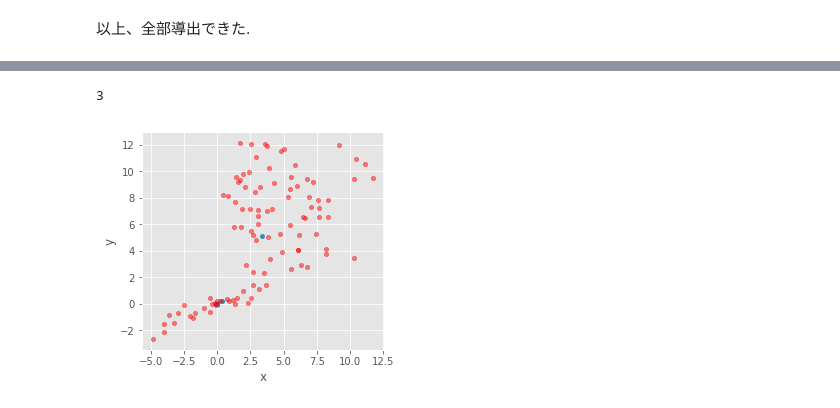
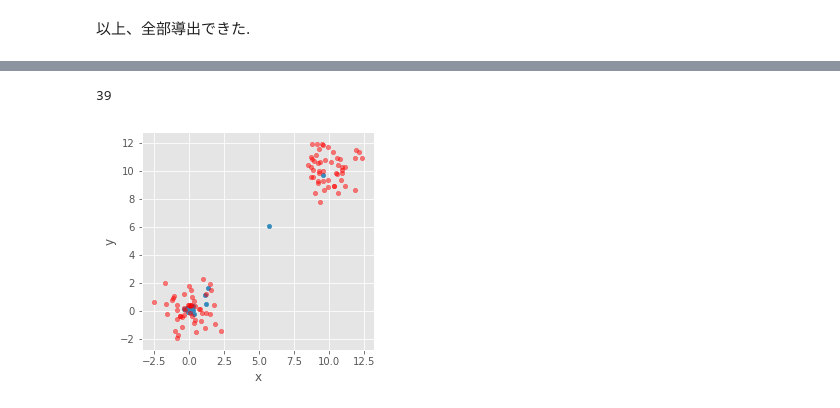
Before and after one commit to kazufusa/til, a Jupyter notebook: 20180826_Lin_2013/readme.ipynb, the cells around one changed output, grey strips where cells are left out. Cells and saved outputs as stored; diff of their text form; code cells hidden in the pictures.

```diff
--- a/20180826_Lin_2013/readme.ipynb
+++ b/20180826_Lin_2013/readme.ipynb
@@ -340,11 +340,11 @@ warnings.filterwarnings('ignore')
 # %%
 np.random.seed(0)
 mean0 = np.array([0, 0])
-cov0 = np.array([[5,2],[2,1]])
-mean1 = np.array([5, 7])
-cov1 = np.array([[8,0],[0,7]])
+cov0 = np.array([[1,0],[0,1]])
+mean1 = np.array([10, 10])
+cov1 = np.array([[1,0],[0,1]])
 N = 100
-a = 0.7
+a = 0.5
 X = pd.DataFrame(
     np.r_[
         sp.random.multivariate_normal(mean0, cov0, int(N*(1-a))),
@@ -365,7 +365,7 @@ D = 2
 beta_0 = 1
 m_0 = np.zeros((D, 1))
 # m_0 = x[:, 0].reshape(D, 1)
-W_0 = np.diag([0.01, 0.01])
+W_0 = np.diag([1, 1])
 nu_0 = 1.1
 
 # Dirichlet process scaling parameter
@@ -385,38 +385,8 @@ def init():
 
 init()
 # %%
-def multivariate_t_distribution(x,mu,Sigma,df,d):
-    import math
-    '''
-    Multivariate t-student density:
-    output:
-        the density of the given element
-    input:
-        x = parameter (d dimensional numpy array or scalar)
-        mu = mean (d dimensional numpy array or scalar)
-        Sigma = scale matrix (dxd numpy array)
-        df = degrees of freedom
-        d: dimension
-    '''
-    x = x.reshape(d)
-    mu = mu.reshape(d)
-    Num = math.gamma(1. * (d+df)/2)
-    Denom = ( math.gamma(1.*df/2) * pow(df*np.pi,1.*d/2) * pow(np.linalg.det(Sigma),1./2)\
-             * pow(1 + (1./df)*np.dot(np.dot((x - mu),np.linalg.inv(Sigma)), (x - mu)),1.* (d+df)/2))
-    d = 1. * Num / Denom
-    return d
-
 # PDF of student's t distribution
 def t_pdf(x, m, Lambda, df):
-    D = len(m)
-#     print(multivariate_t_distribution(x, m, np.linalg.inv(Lambda), df, D))
-#     print(np.diag(
-#         sp.special.gamma(D/2. + df/2.) /
-#         sp.special.gamma(df/2.) *
-#         np.power(np.linalg.det(Lambda), 1/2.) /
-#         np.power(np.pi * df, D/2.) *
-#         np.power(1 + (x-m).T@Lambda@(x-m)/df, -(D+df)/2.)
-#     ))
     D = len(m)
     if len(x) != D:
         m = m.reshape(D, 1)
@@ -443,7 +413,7 @@ def eq15_1(w, D, x, mu_k, beta_k, nu_k, W_k):
 def eq15_2(alpha, D, x, m_0, beta_0, nu_0, W_0):
     m_1 = (x + beta_0 * m_0) / (1 + beta_0)
     beta_1 = 1 + beta_0
-    W_1_inv = np.linalg.inv(W_0) + beta_0 * (1 + beta_0) * (x - m_0)@(x-m_0).T
+    W_1_inv = np.linalg.inv(W_0) + beta_0 / (1 + beta_0) * (x - m_0)@(x-m_0).T
     W_1 = np.linalg.inv(W_1_inv)
     nu_1 = 1 + nu_0
 
@@ -561,6 +528,7 @@ plot()
 init()
 i=0
 k=0
+alpha = 10
 _mu_k, _beta_k, _W_k, _nu_k = eq16_2(x[:,i:i+1], rho, i, k, m_0, beta_0, nu_0, W_0)
 
 mu_k[k] = _mu_k
@@ -577,33 +545,33 @@ for i in np.arange(1, N):
 
     if rho[i, K] > 0.01:
         for k in np.arange(K):
             _mu_k, _beta_k, _W_k, _nu_k = eq16_1(x[:,0:i+1], rho, i, k, m_0, beta_0, nu_0, W_0)
             mu_k[k] = _mu_k
             beta_k[k] = _beta_k
             W_k[k] = _W_k
             nu_k[k] = _nu_k
 
         _mu_k, _beta_k, _W_k, _nu_k = eq16_2(x[:,i:i+1], rho, i, K, m_0, beta_0, nu_0, W_0)
         mu_k[K] = _mu_k
         beta_k[K] = _beta_k
         W_k[K] = _W_k
         nu_k[K] = _nu_k
 
         K = K + 1
     else:
         rho[i, K] = 0
         rho[i, 0:K] = rho[i, 0:K] / rho[i, 0:K].sum()
         for k in np.arange(K):
             _mu_k, _beta_k, _W_k, _nu_k = eq16_1(x[:,0:i+1], rho, i, k, m_0, beta_0, nu_0, W_0)
             mu_k[k] = _mu_k
             beta_k[k] = _beta_k
             W_k[k] = _W_k
             nu_k[k] = _nu_k
     # plot(pd.DataFrame(x[:,:i+1].T, columns=['x', 'y']))
 
 print(K)
-ax = pd.DataFrame(mu_k.reshape(100, 2), columns=['x','y']).plot(kind='scatter', x='x', y='y')
+ax = pd.DataFrame(mu_k.reshape(100, 2)[0:K], columns=['x','y']).plot(kind='scatter', x='x', y='y')
 X.plot(kind='scatter', x='x', y='y', ax=ax, color='red', alpha=0.5).set_aspect('equal')
 # %% [output]
-3
+39
-[figure, old version]
+[figure, new version]
```
Also changed, not shown: parts of 13 cells of this notebook.
